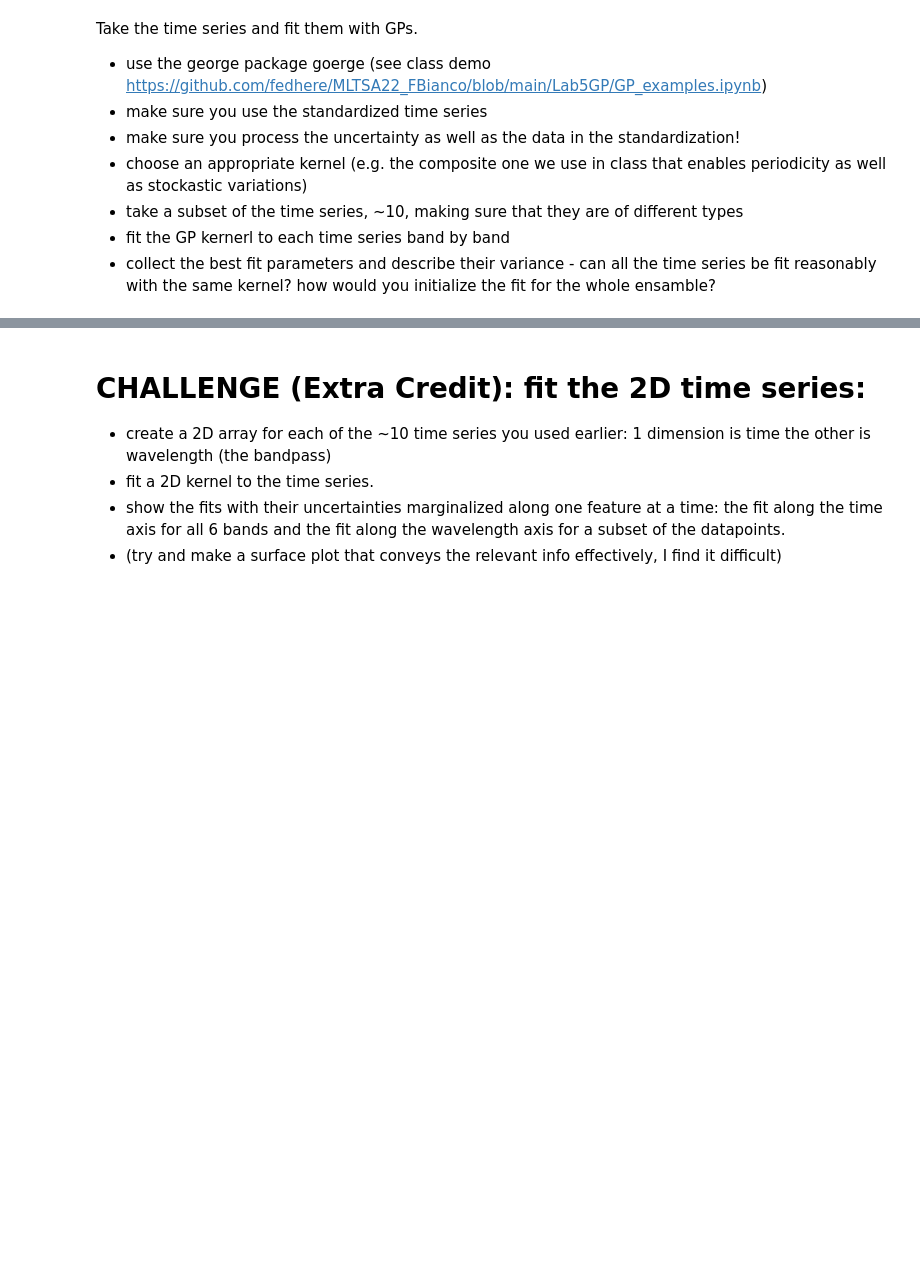
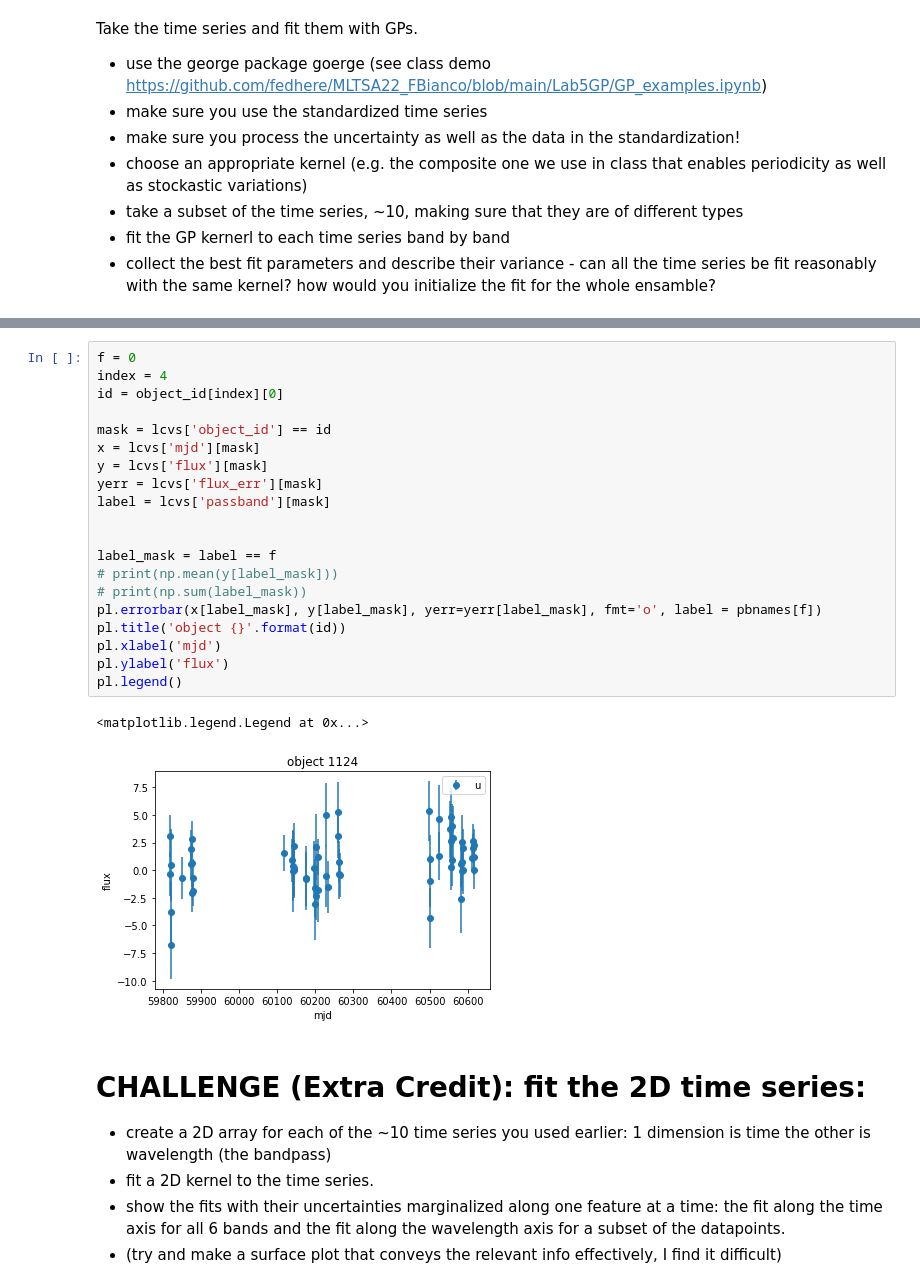
Before and after one commit to pvhau169/MLTSA22_HPhan, a Jupyter notebook: HW7/MLTSA2022_GP_homework.ipynb, the cells around one changed output, grey strips where cells are left out. Cells and saved outputs as stored; diff of their text form; blank space fills up the shorter version.

```diff
--- a/HW7/MLTSA2022_GP_homework.ipynb
+++ b/HW7/MLTSA2022_GP_homework.ipynb
@@ -471,3 +539,26 @@ Take the time series and fit them with GPs.
+# %%
+f = 0
+index = 4
+id = object_id[index][0]
+
+mask = lcvs['object_id'] == id
+x = lcvs['mjd'][mask]
+y = lcvs['flux'][mask]
+yerr = lcvs['flux_err'][mask]
+label = lcvs['passband'][mask]
+
+
+label_mask = label == f
+# print(np.mean(y[label_mask]))
+# print(np.sum(label_mask))
+pl.errorbar(x[label_mask], y[label_mask], yerr=yerr[label_mask], fmt='o', label = pbnames[f])
+pl.title('object {}'.format(id))
+pl.xlabel('mjd')
+pl.ylabel('flux')
+pl.legend()
+# %% [output]
+<matplotlib.legend.Legend at 0x...>
+[figure, added]
 # %% [markdown]
 # CHALLENGE (Extra Credit): fit the 2D time series:
 - create a 2D array for each of the ~10 time series you used earlier: 1 dimension is time the other is wavelength (the bandpass)
```
Also changed, not shown: parts of 10 cells of this notebook.
